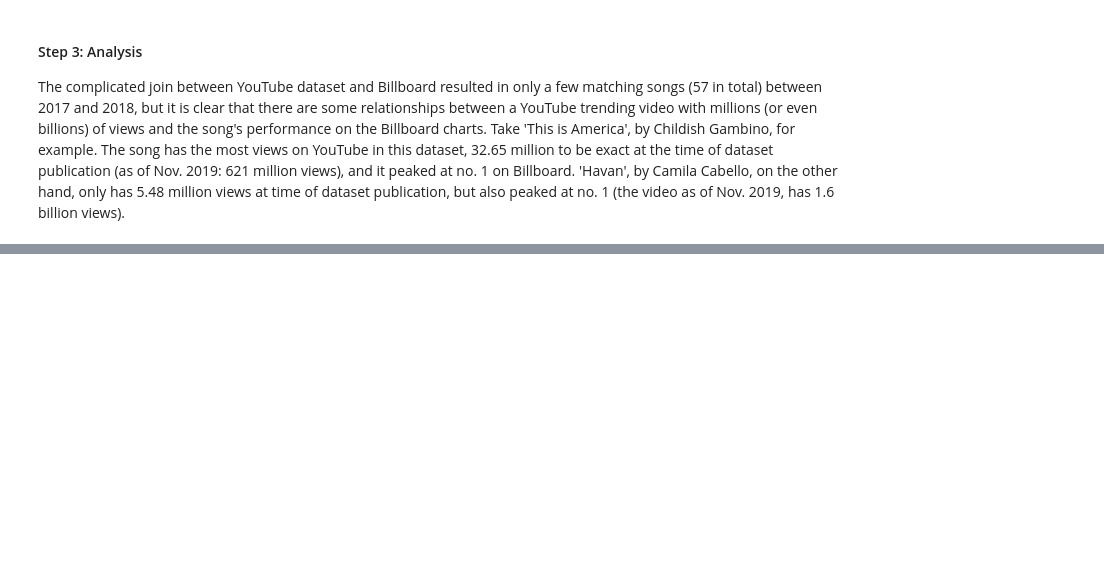
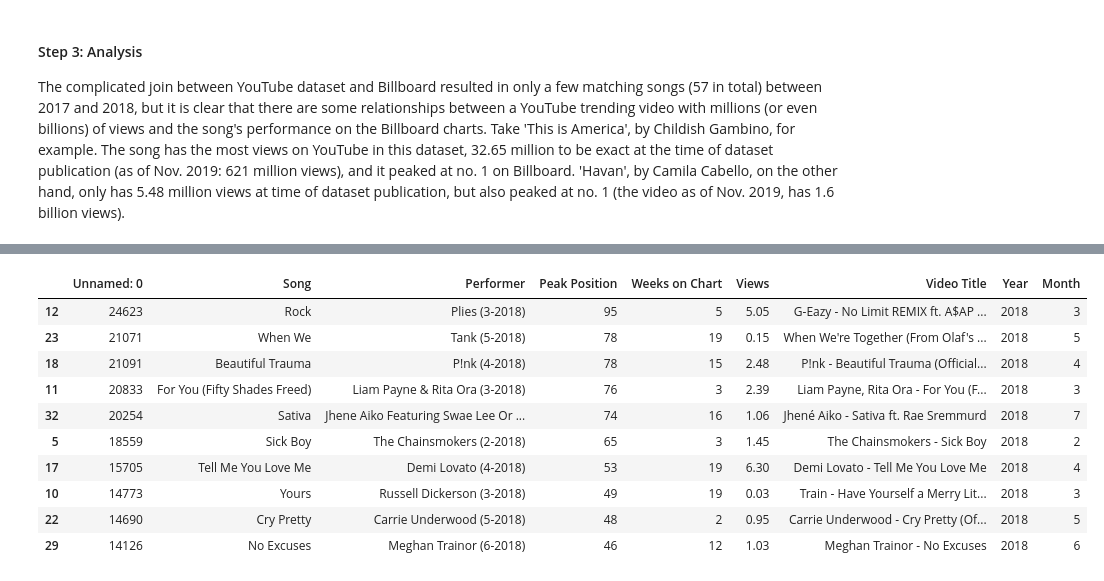
Before and after one commit to kfrankc/data512-final-project, a Jupyter notebook: analysis/analysis.ipynb, the cells around one changed output, grey strips where cells are left out. Drawn from its saved outputs; the diff is of its cells as text; code cells hidden in the pictures; blank space fills up the shorter version.

```diff
--- a/analysis/analysis.ipynb
+++ b/analysis/analysis.ipynb
@@ -393,0 +478,15 @@ The complicated join between YouTube dataset and Billboard resulted in only a fe
+# %%
+# extract the top 10 songs by popularity first, then relevance
+bboard_song_view.sort_values(['Peak Position', 'Views'], ascending=[False, True]).head(10)
+# %% [output]
+|  | Unnamed: 0 | Song | Performer | Peak Position | Weeks on Chart | Views | Video Title | Year | Month |
+| 12 | 24623 | Rock | Plies (3-2018) | 95 | 5 | 5.05 | G-Eazy - No Limit REMIX ft. A$AP ... | 2018 | 3 |
+| 23 | 21071 | When We | Tank (5-2018) | 78 | 19 | 0.15 | When We're Together (From Olaf's ... | 2018 | 5 |
+| 18 | 21091 | Beautiful Trauma | P!nk (4-2018) | 78 | 15 | 2.48 | P!nk - Beautiful Trauma (Official... | 2018 | 4 |
+| 11 | 20833 | For You (Fifty Shades Freed) | Liam Payne & Rita Ora (3-2018) | 76 | 3 | 2.39 | Liam Payne, Rita Ora - For You (F... | 2018 | 3 |
+| 32 | 20254 | Sativa | Jhene Aiko Featuring Swae Lee Or ... | 74 | 16 | 1.06 | Jhené Aiko - Sativa ft. Rae Sremmurd | 2018 | 7 |
+| 5 | 18559 | Sick Boy | The Chainsmokers (2-2018) | 65 | 3 | 1.45 | The Chainsmokers - Sick Boy | 2018 | 2 |
+| 17 | 15705 | Tell Me You Love Me | Demi Lovato (4-2018) | 53 | 19 | 6.30 | Demi Lovato - Tell Me You Love Me | 2018 | 4 |
+| 10 | 14773 | Yours | Russell Dickerson (3-2018) | 49 | 19 | 0.03 | Train - Have Yourself a Merry Lit... | 2018 | 3 |
+| 22 | 14690 | Cry Pretty | Carrie Underwood (5-2018) | 48 | 2 | 0.95 | Carrie Underwood - Cry Pretty (Of... | 2018 | 5 |
+| 29 | 14126 | No Excuses | Meghan Trainor (6-2018) | 46 | 12 | 1.03 | Meghan Trainor - No Excuses | 2018 | 6 |
```
Also changed, not shown: parts of 9 cells of this notebook.
